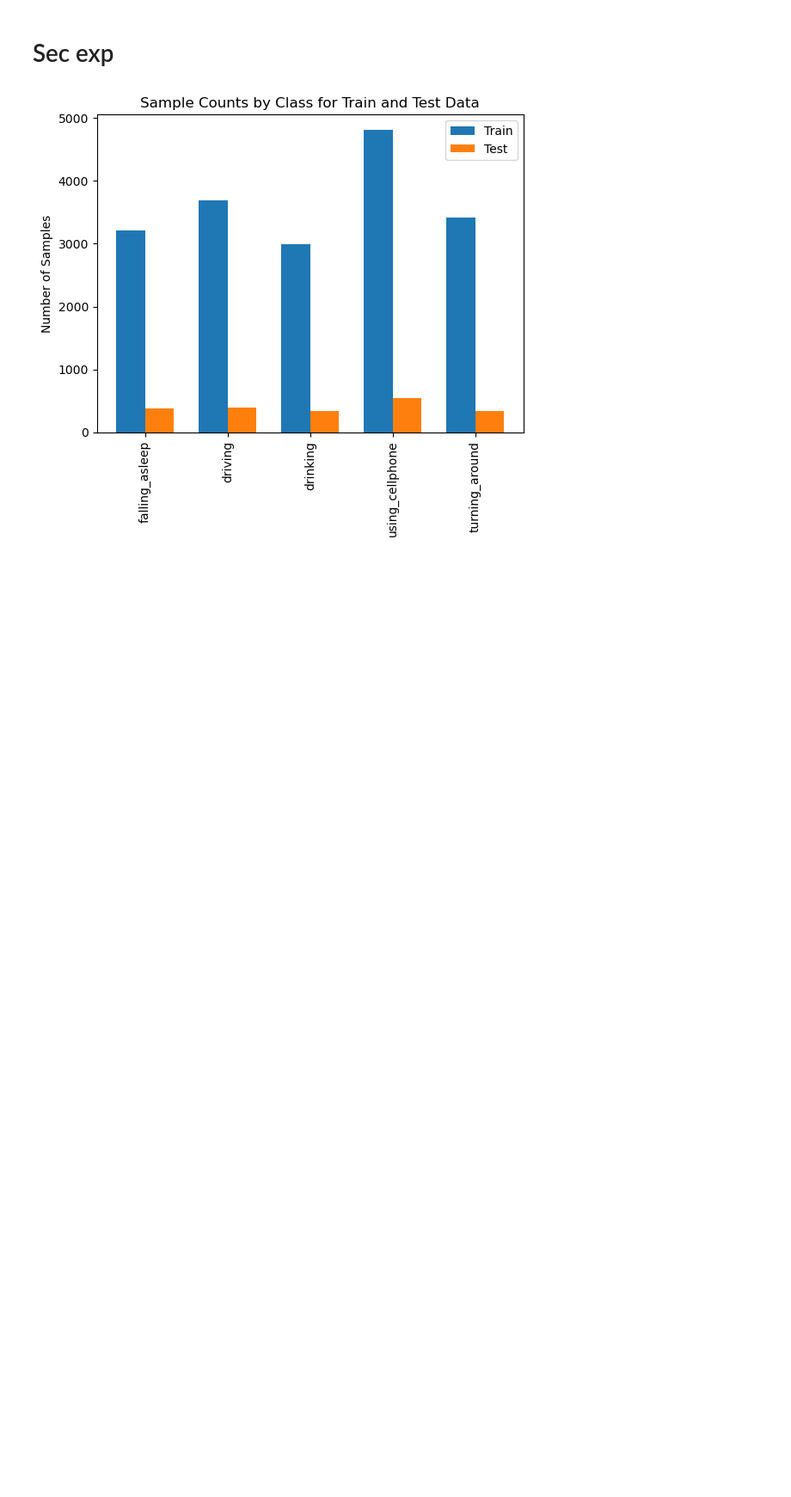
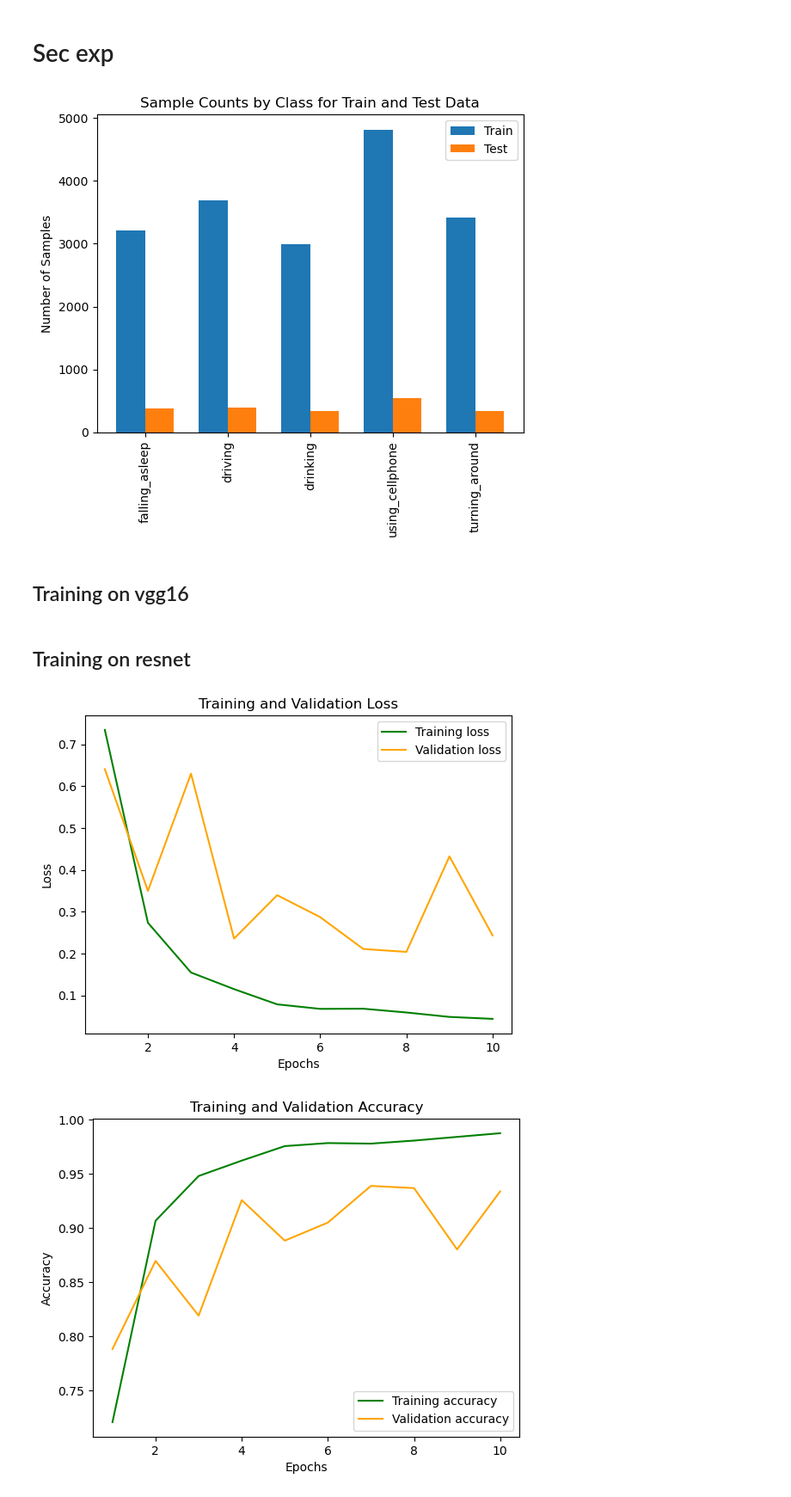
Before and after one commit to hyonbokan/abnormal_driving_behavior_classification, a Jupyter notebook: cent_training/plots/plots.ipynb, the cells around one changed output. Shown at 86% size. Drawn from its saved outputs; the diff is of its cells as text; code cells hidden in the pictures; blank space fills up the shorter version.

```diff
--- a/cent_training/plots/plots.ipynb
+++ b/cent_training/plots/plots.ipynb
@@ -349,3 +349,37 @@ ax.legend()
 plt.show()
 # %% [output]
 [figure]
+# %% [markdown]
+## Training on vgg16
+# %% [markdown]
+## Training on resnet
+# %%
+import matplotlib.pyplot as plt
+
+train_loss = [0.734373303422642, 0.2734931143299665, 0.154634761671672, 0.11490871922673108, 0.0785845126759596, 0.06772549820832277, 0.06813028064717389, 0.05911396682628708, 0.048531226657340845, 0.043872753771907295]
+train_acc = [0.7208, 0.9067, 0.9480, 0.9622, 0.9756, 0.9784, 0.9779, 0.9807, 0.9841, 0.9875]
+val_loss = [0.6405967689089237, 0.3497785086454373, 0.629912014680632, 0.23568404547028965, 0.3394174515471546, 0.2869920876041907, 0.210906629229524, 0.20393583371239196, 0.43215427372495235, 0.24335396384858834]
+val_acc = [0.7882769075290551, 0.8696311268317332, 0.8191005558362809, 0.9257200606366852, 0.8883274381000505, 0.9050025265285497, 0.9388580090955028, 0.9368367862556847, 0.8802425467407782, 0.9338049519959576]
+
+epochs = range(1, len(train_loss)+1)
+
+# Plot train/val loss
+plt.plot(epochs, train_loss, 'b', label='Training loss', color='green')
+plt.plot(epochs, val_loss, 'b', label='Validation loss', color='orange')
+plt.title('Training and Validation Loss')
+plt.xlabel('Epochs')
+plt.ylabel('Loss')
+plt.legend()
+plt.show()
+
+# Plot train/val accuracy
+plt.plot(epochs, train_acc, 'b', label='Training accuracy', color='green')
+plt.plot(epochs, val_acc, 'b', label='Validation accuracy', color='orange')
+plt.title('Training and Validation Accuracy')
+plt.xlabel('Epochs')
+plt.ylabel('Accuracy')
+plt.legend()
+plt.show()
+# %% [output]
+[figure, added]
+[figure, added]
```
Also changed, not shown: parts of 1 cell of this notebook, 7 other files.
